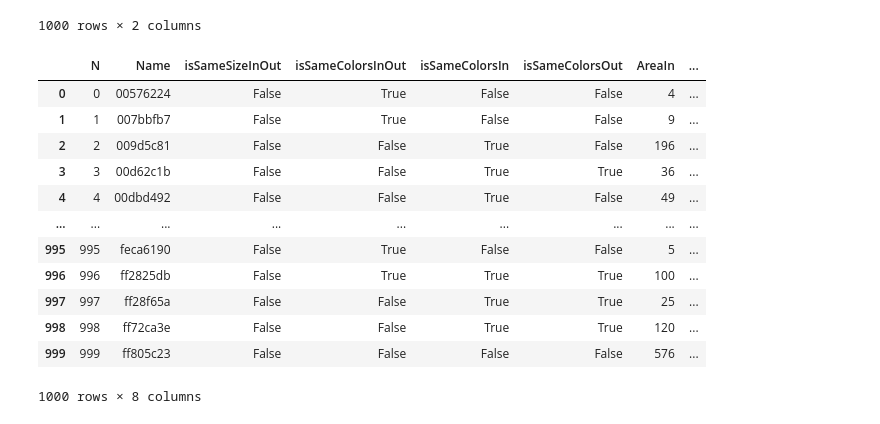
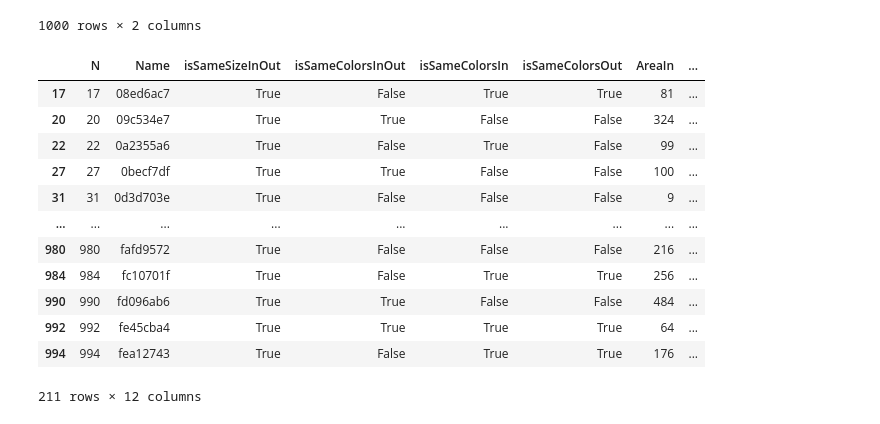
Before and after one commit to ZeroDTE/Arc_Prize, a Jupyter notebook: taks_visual.ipynb, the cells around one changed output. Drawn from its saved outputs; the diff is of its cells as text; code cells hidden in the pictures.

Commit message:
added more features ,in some tasks, the dimensions may vary between examples. so added a function that handles those

```diff
--- a/taks_visual.ipynb
+++ b/taks_visual.ipynb
@@ -424,10 +497,14 @@ df
 # %%
 def add_df(tasks, function, name):
     s = []
-
     for i in range(len(tasks)):
         task = fast_task(i)
-        s.append(function(task))
+        # For AreaIn and AreaOut, use _diff version if sizes differ
+        if function.__name__ in ["AreaIn", "AreaOut", "widthIn", "widthOut", "heightIn", "heightOut"] and not isSameSizeInOut(task):
+            diff_func = globals()[function.__name__ + "_diff"]
+            s.append(diff_func(task))
+        else:
+            s.append(function(task))
     return pd.DataFrame({name: s})
 # %%
 df = pd.concat([df, add_df(training_data, isSameSizeInOut, "isSameSizeInOut")], axis = 1)
@@ -436,19 +513,23 @@ df = pd.concat([df, add_df(training_data, isSameColorsIn, "isSameColorsIn")], ax
 df = pd.concat([df, add_df(training_data, isSameColorsOut, "isSameColorsOut")], axis = 1)
 df = pd.concat([df, add_df(training_data, AreaIn, "AreaIn")], axis = 1)
 df = pd.concat([df, add_df(training_data, AreaOut, "AreaOut")], axis = 1)
+df = pd.concat([df, add_df(training_data, widthIn, "widthIn")], axis = 1)
+df = pd.concat([df, add_df(training_data, widthOut, "widthOut")], axis = 1)
+df = pd.concat([df, add_df(training_data, heightIn, "heightIn")], axis = 1)
+df = pd.concat([df, add_df(training_data, heightOut, "heightOut")], axis = 1)
-# %%
-df
-# %% [output]
-|  | N | Name | isSameSizeInOut | isSameColorsInOut | isSameColorsIn | isSameColorsOut | AreaIn | ... |
-| 0 | 0 | 00576224 | False | True | False | False | 4 | ... |
-| 1 | 1 | 007bbfb7 | False | True | False | False | 9 | ... |
-| 2 | 2 | 009d5c81 | False | False | True | False | 196 | ... |
-| 3 | 3 | 00d62c1b | False | False | True | True | 36 | ... |
-| 4 | 4 | 00dbd492 | False | False | True | False | 49 | ... |
-| ... | ... | ... | ... | ... | ... | ... | ... | ... |
-| 995 | 995 | feca6190 | False | True | False | False | 5 | ... |
-| 996 | 996 | ff2825db | False | True | True | True | 100 | ... |
-| 997 | 997 | ff28f65a | False | False | True | True | 25 | ... |
-| 998 | 998 | ff72ca3e | False | False | True | True | 120 | ... |
-| 999 | 999 | ff805c23 | False | False | False | False | 576 | ... |
-1000 rows × 8 columns
+# %%
+df[df["isSameSizeInOut"] == True]
+# %% [output]
+|  | N | Name | isSameSizeInOut | isSameColorsInOut | isSameColorsIn | isSameColorsOut | AreaIn | ... |
+| 17 | 17 | 08ed6ac7 | True | False | True | True | 81 | ... |
+| 20 | 20 | 09c534e7 | True | True | False | False | 324 | ... |
+| 22 | 22 | 0a2355a6 | True | False | True | False | 99 | ... |
+| 27 | 27 | 0becf7df | True | True | False | False | 100 | ... |
+| 31 | 31 | 0d3d703e | True | False | False | False | 9 | ... |
+| ... | ... | ... | ... | ... | ... | ... | ... | ... |
+| 980 | 980 | fafd9572 | True | False | False | False | 216 | ... |
+| 984 | 984 | fc10701f | True | False | True | True | 256 | ... |
+| 990 | 990 | fd096ab6 | True | True | False | False | 484 | ... |
+| 992 | 992 | fe45cba4 | True | True | True | True | 64 | ... |
+| 994 | 994 | fea12743 | True | False | True | True | 176 | ... |
+211 rows × 12 columns
```
Also changed, not shown: parts of 10 cells of this notebook.
